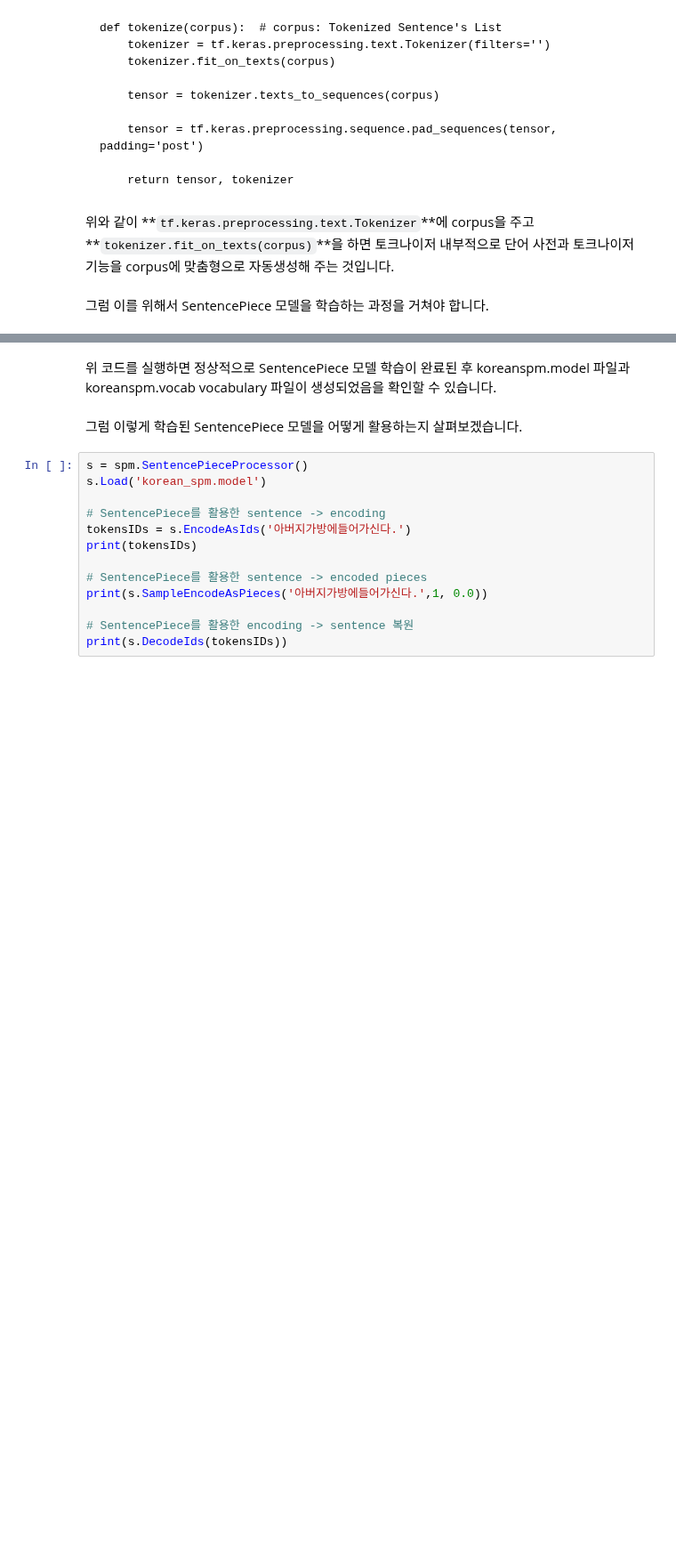
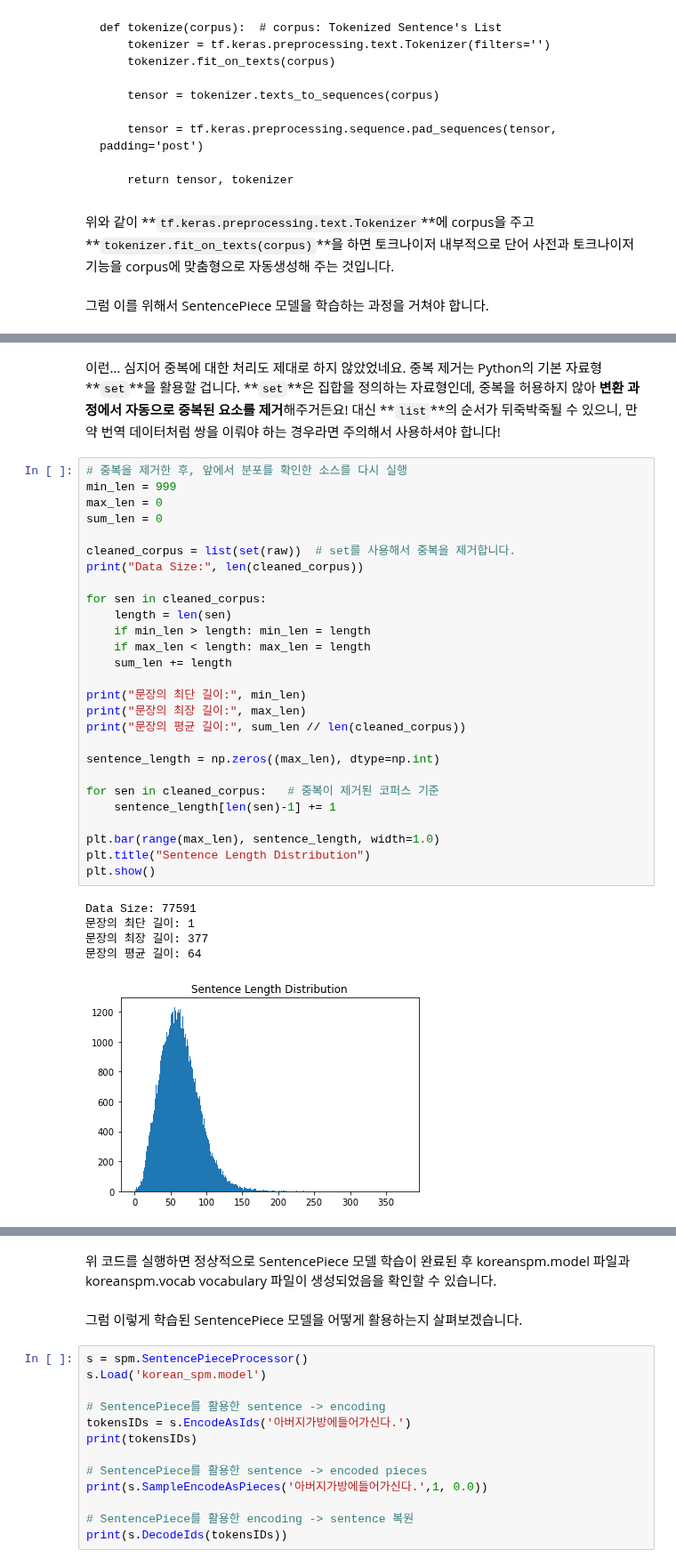
Before and after one commit to nogi519/aiffel, a Jupyter notebook: GD/P2. 멋진 단어사전 만들기.ipynb, the cells around one changed output, grey strips where cells are left out. Shown at 89% size. Cells and saved outputs as stored; diff of their text form; blank space fills up the shorter version.

```diff
--- a/GD/P2. 멋진 단어사전 만들기.ipynb
+++ b/GD/P2. 멋진 단어사전 만들기.ipynb
@@ -42,0 +198,35 @@ def tokenize(corpus):  # corpus: Tokenized Sentence's List
+# %% [markdown]
+이런… 심지어 중복에 대한 처리도 제대로 하지 않았었네요. 중복 제거는 Python의 기본 자료형 **`set`**을 활용할 겁니다. **`set`**은 집합을 정의하는 자료형인데, 중복을 허용하지 않아 **변환 과정에서 자동으로 중복된 요소를 제거**해주거든요! 대신 **`list`**의 순서가 뒤죽박죽될 수 있으니, 만약 번역 데이터처럼 쌍을 이뤄야 하는 경우라면 주의해서 사용하셔야 합니다!
+# %%
+# 중복을 제거한 후, 앞에서 분포를 확인한 소스를 다시 실행
+min_len = 999
+max_len = 0
+sum_len = 0
+
+cleaned_corpus = list(set(raw))  # set를 사용해서 중복을 제거합니다.
+print("Data Size:", len(cleaned_corpus))
+
+for sen in cleaned_corpus:
+    length = len(sen)
+    if min_len > length: min_len = length
+    if max_len < length: max_len = length
+    sum_len += length
+
+print("문장의 최단 길이:", min_len)
+print("문장의 최장 길이:", max_len)
+print("문장의 평균 길이:", sum_len // len(cleaned_corpus))
+
+sentence_length = np.zeros((max_len), dtype=np.int)
+
+for sen in cleaned_corpus:   # 중복이 제거된 코퍼스 기준
+    sentence_length[len(sen)-1] += 1
+
+plt.bar(range(max_len), sentence_length, width=1.0)
+plt.title("Sentence Length Distribution")
+plt.show()
+# %% [output]
+Data Size: 77591
+문장의 최단 길이: 1
+문장의 최장 길이: 377
+문장의 평균 길이: 64
+[figure, added]
```
Also changed, not shown: parts of 63 cells of this notebook.
